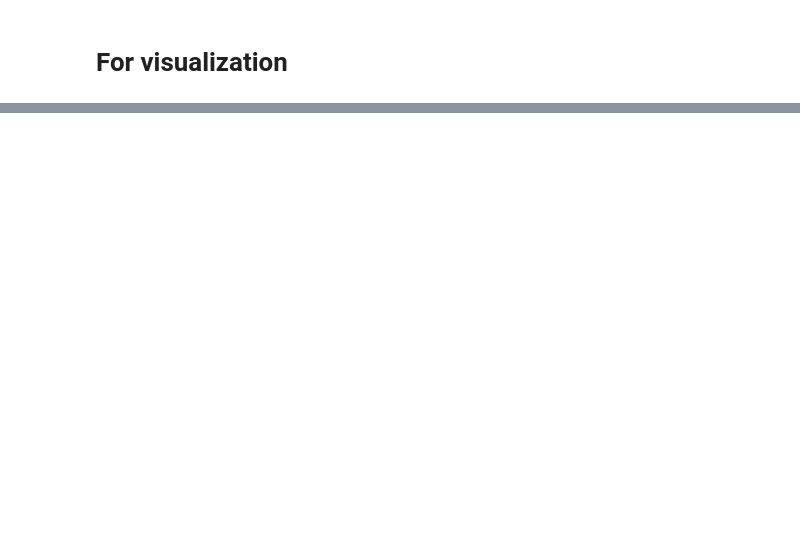
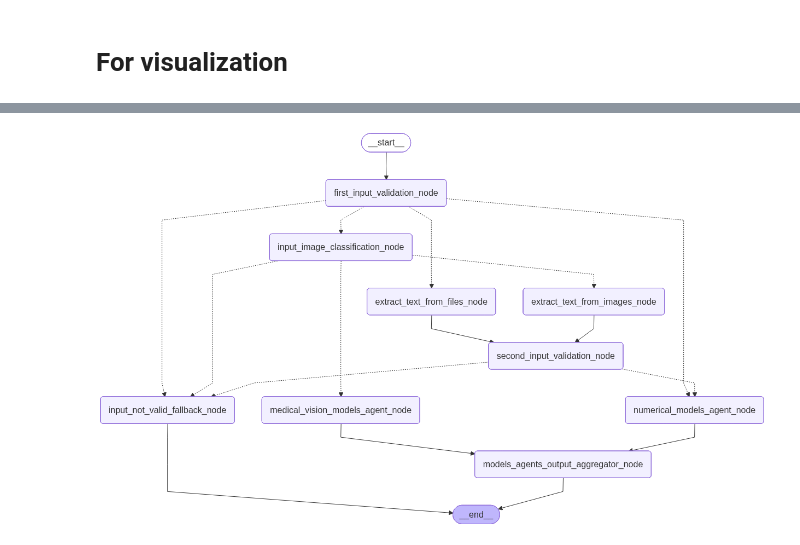
Before and after one commit to Health-Agentic-AI/Health-Navigator, a Jupyter notebook: app/workflow/workflow.ipynb, the cells around one changed output, grey strips where cells are left out. Drawn from its saved outputs; the diff is of its cells as text; code cells hidden in the pictures; blank space fills up the shorter version.

```diff
--- a/app/workflow/workflow.ipynb
+++ b/app/workflow/workflow.ipynb
@@ -283,46 +305,55 @@ app
 # %% [markdown]
 # For visualization
 # %%
-# workflow.add_node("first_input_validation_node", first_input_validation_node)
-# workflow.add_node("input_not_valid_fallback_node", input_not_valid_fallback_node)
-# workflow.add_node("input_image_classification_node", input_image_classification_node)
-# workflow.add_node("second_input_validation_node", second_input_validation_node)
-# workflow.add_node("extract_text_from_images_node", extract_text_from_images_node)
-# workflow.add_node("extract_text_from_files_node", extract_text_from_files_node)
-# workflow.add_node("numerical_models_agent_node", numerical_models_agent_node)
+workflow.add_node("first_input_validation_node", first_input_validation_node)
+workflow.add_node("input_not_valid_fallback_node", input_not_valid_fallback_node)
+workflow.add_node("input_image_classification_node", input_image_classification_node)
+workflow.add_node("second_input_validation_node", second_input_validation_node)
+workflow.add_node("extract_text_from_images_node", extract_text_from_images_node)
+workflow.add_node("extract_text_from_files_node", extract_text_from_files_node)
+workflow.add_node("numerical_models_agent_node", numerical_models_agent_node)
+workflow.add_node("medical_vision_models_agent_node", medical_vision_models_agent_node)
+workflow.add_node("models_agents_output_aggregator_node", models_agents_output_aggregator_node)
+
+workflow.add_edge("numerical_models_agent_node", "models_agents_output_aggregator_node")
+workflow.add_edge("medical_vision_models_agent_node", "models_agents_output_aggregator_node")
+
+workflow.add_edge("extract_text_from_images_node", "second_input_validation_node")
+workflow.add_edge("extract_text_from_files_node", "second_input_validation_node")
 
 
-# workflow.add_edge("extract_text_from_images_node", "second_input_validation_node")
-# workflow.add_edge("extract_text_from_files_node", "second_input_validation_node")
+workflow.add_conditional_edges(
+    "first_input_validation_node",
+    input_splitter_route,
+    {
+        "input_not_valid_fallback_node": "input_not_valid_fallback_node",
+        "extract_text_from_files_node": "extract_text_from_files_node",
+        "input_image_classification_node": "input_image_classification_node",
+        "numerical_models_agent_node": "numerical_models_agent_node"
+    }
+)
 
+workflow.add_conditional_edges(
+    "input_image_classification_node",
+    input_image_classification_route,
+    {
+        "extract_text_from_images_node": "extract_text_from_images_node",
+        "input_not_valid_fallback_node": "input_not_valid_fallback_node",
+        "medical_vision_models_agent_node": "medical_vision_models_agent_node"
+    }
+)
 
-# workflow.add_conditional_edges(
-#     "first_input_validation_node",
-#     input_splitter_route,
-#     {
-#         "input_not_valid_fallback_node": "input_not_valid_fallback_node",
-#         "extract_text_from_files_node": "extract_text_from_files_node",
-#         "input_image_classification_node": "input_image_classification_node",
-#         "numerical_models_agent_node": "numerical_models_agent_node"
-#     }
-# )
+workflow.add_conditional_edges(
+    "second_input_validation_node",
+    second_input_validation_route,
+    {
+        "input_not_valid_fallback_node": "input_not_valid_fallback_node",
+        "numerical_models_agent_node": "numerical_models_agent_node"
+    }
+)
 
-# workflow.add_conditional_edges(
-#     "input_image_classification_node",
-#     input_image_classification_route,
-#     {
-#         "extract_text_from_images_node": "extract_text_from_images_node",
-#         "input_not_valid_fallback_node": "input_not_valid_fallback_node",
-#         # Add medical images node when ready
-#     }
-# )
+workflow.set_entry_point("first_input_validation_node")
+app = workflow.compile()
 
-# workflow.add_conditional_edges(
-#     "second_input_validation_node",
-#     second_input_validation_route,
-#     {
-#         "input_not_valid_fallback_node": "input_not_valid_fallback_node",
-#         "numerical_models_agent_node": "numerical_models_agent_node"
-#     }
-# )
+app
 # %% [output]
@@ -329,0 +360 @@ app
+[figure, added]
```
Also changed, not shown: parts of 7 cells of this notebook.
